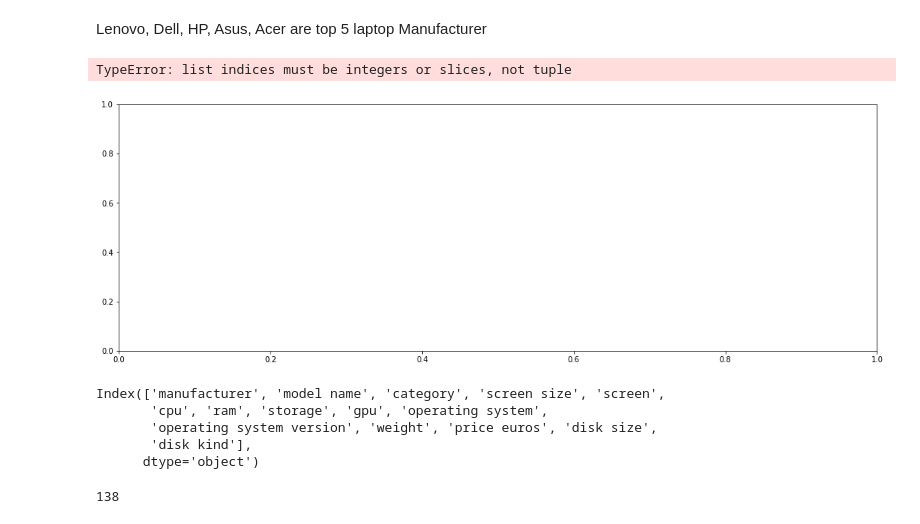
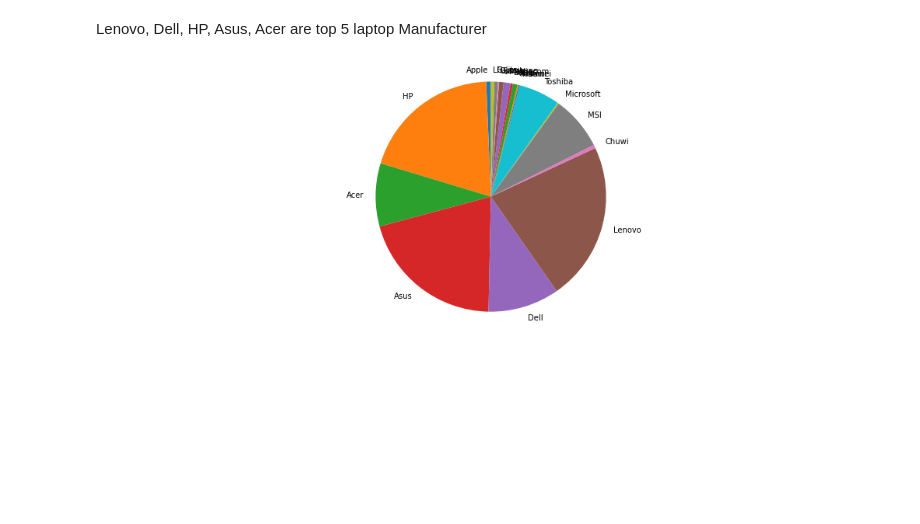
Before and after one commit to Dhiranjan/LaptopManufacturerAnalysis, a Jupyter notebook: laptops.ipynb, the cells around one changed output. Saved outputs shown, nothing was run; the diff lists cells and outputs as text; code cells hidden in the pictures; blank space fills up the shorter version.

Commit message:
Pie chart fot laptop model

```diff
--- a/laptops.ipynb
+++ b/laptops.ipynb
@@ -127,29 +125,16 @@ Lenovo, Dell, HP, Asus, Acer are top 5 laptop Manufacturer
 # %%
 def model_count(argw):
     count = {}
     for i in argw:
         result = laptop[laptop['manufacturer'] == i]['model name'].unique()
         count[i] = len(result)
-
     return count
 
 result = model_count(laptop.manufacturer)
 
-
-result = sorted(result.items(), key = lambda x: x[1], reverse=True)
-fig,ax = plt.subplots(figsize=(18,6))
+fig, ax = plt.subplots(figsize=(18,6))
+ax.pie(result.values(), labels=result.keys(), startangle=90)
+ax.axis('equal')
+plt.show()
 # %% [output]
-TypeError: list indices must be integers or slices, not tuple
-[figure, old version]
+[figure, new version]
-# %%
-laptop.columns
-# %% [output]
-Index(['manufacturer', 'model name', 'category', 'screen size', 'screen',
-       'cpu', 'ram', 'storage', 'gpu', 'operating system',
-       'operating system version', 'weight', 'price euros', 'disk size',
-       'disk kind'],
-      dtype='object')
-# %%
-len(laptop[laptop['manufacturer'] == 'Lenovo']['model name'].unique())
-# %% [output]
-138
```
Also changed, not shown: parts of 3 cells of this notebook.
